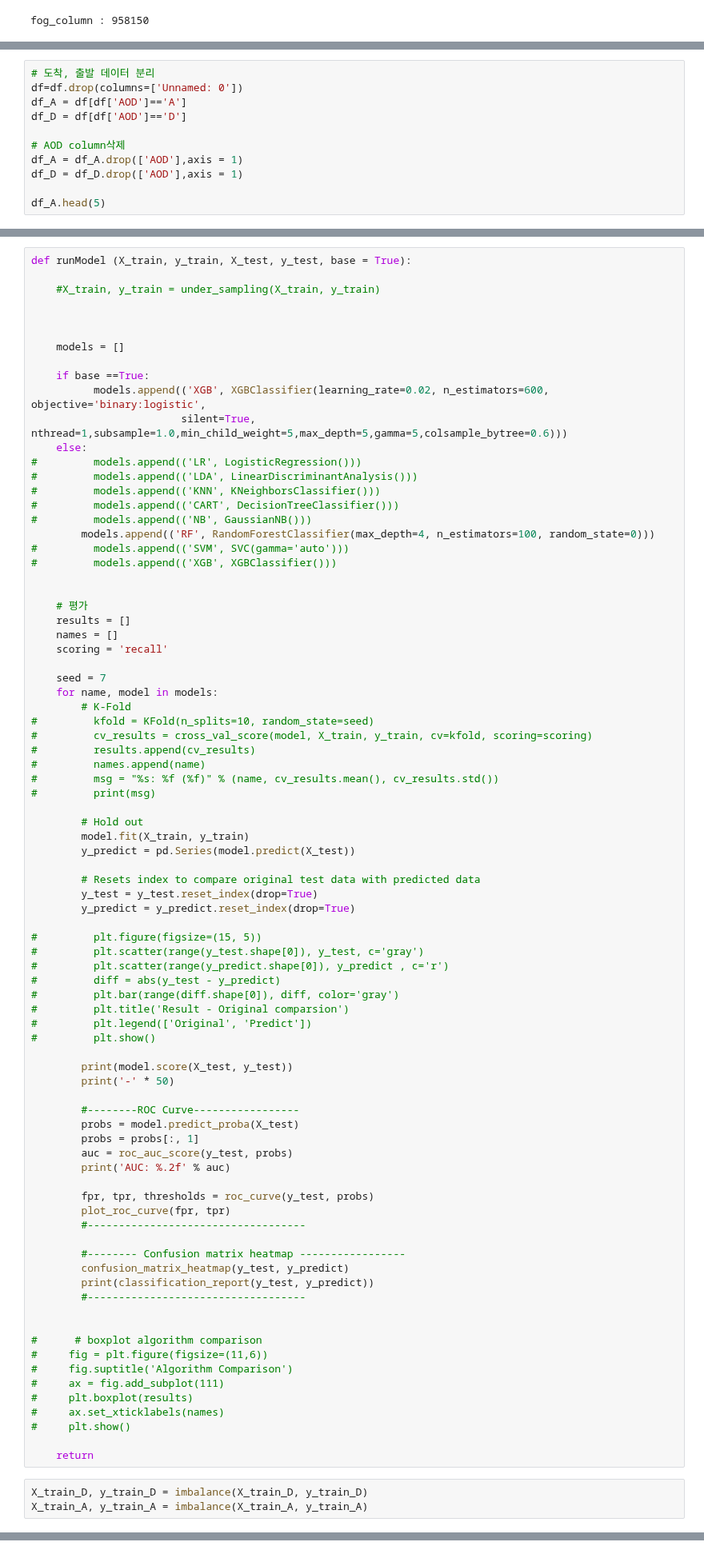
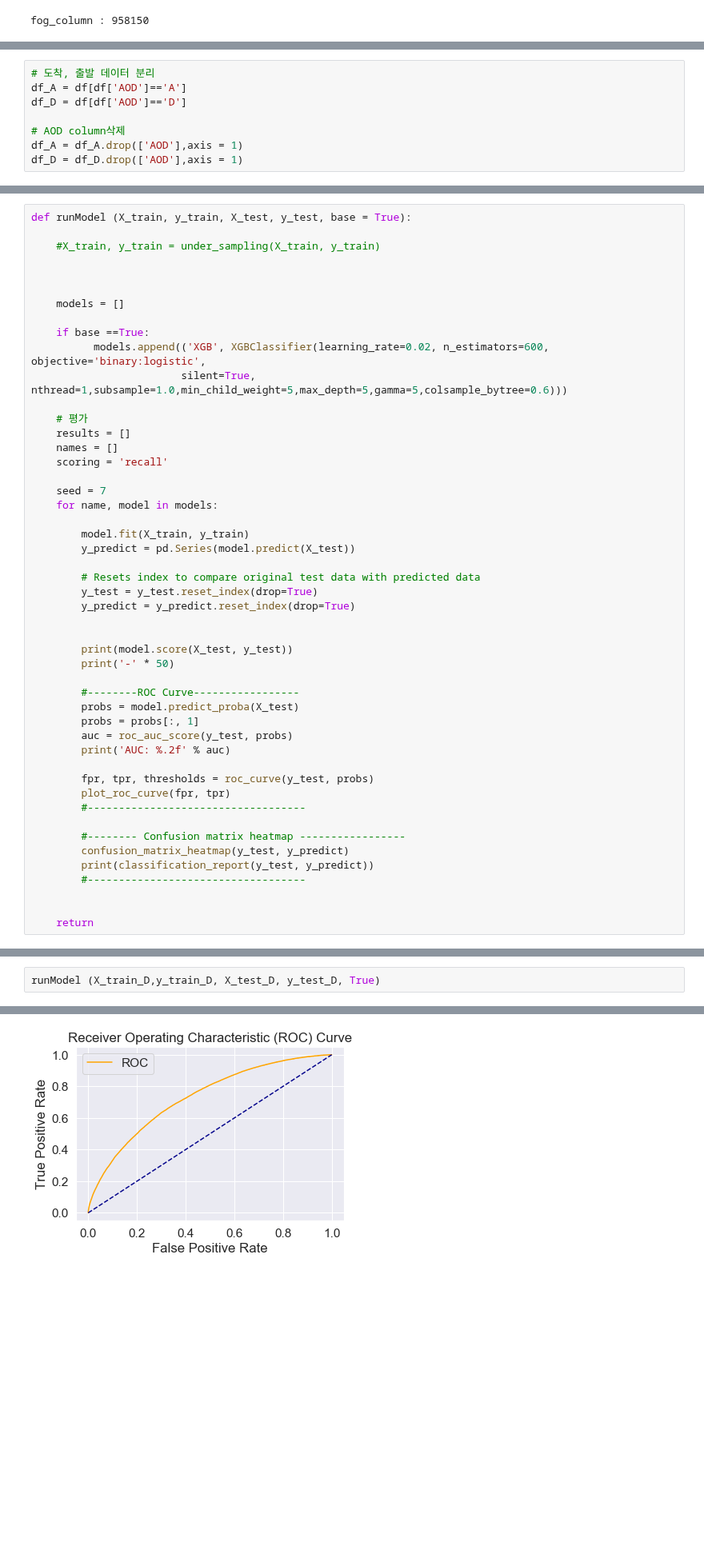
Before and after one commit to KimDoubleB/DelayPrediction, a Jupyter notebook: bb/model.ipynb, the cells around one changed output, grey strips where cells are left out. Shown at 80% size. Cells and saved outputs as stored; diff of their text form; blank space fills up the shorter version.

```diff
--- a/bb/model.ipynb
+++ b/bb/model.ipynb
@@ -390,11 +403,8 @@ memory usage: 226.1+ MB
 # %%
 # 도착, 출발 데이터 분리
-df=df.drop(columns=['Unnamed: 0'])
 df_A = df[df['AOD']=='A']
 df_D = df[df['AOD']=='D']
 
 # AOD column삭제
 df_A = df_A.drop(['AOD'],axis = 1)
 df_D = df_D.drop(['AOD'],axis = 1)
-
-df_A.head(5)
@@ -718,16 +482,6 @@ def runModel (X_train, y_train, X_test, y_test, base = True):
     if base ==True:
           models.append(('XGB', XGBClassifier(learning_rate=0.02, n_estimators=600, objective='binary:logistic',
                         silent=True, nthread=1,subsample=1.0,min_child_weight=5,max_depth=5,gamma=5,colsample_bytree=0.6)))
-    else:
-#         models.append(('LR', LogisticRegression()))
-#         models.append(('LDA', LinearDiscriminantAnalysis()))
-#         models.append(('KNN', KNeighborsClassifier()))
-#         models.append(('CART', DecisionTreeClassifier()))
-#         models.append(('NB', GaussianNB()))
-        models.append(('RF', RandomForestClassifier(max_depth=4, n_estimators=100, random_state=0)))
-#         models.append(('SVM', SVC(gamma='auto')))
-#         models.append(('XGB', XGBClassifier()))
-
 
     # 평가
     results = []
@@ -736,15 +490,7 @@ def runModel (X_train, y_train, X_test, y_test, base = True):
 
     seed = 7
     for name, model in models:
-        # K-Fold
-#         kfold = KFold(n_splits=10, random_state=seed)
-#         cv_results = cross_val_score(model, X_train, y_train, cv=kfold, scoring=scoring)
-#         results.append(cv_results)
-#         names.append(name)
-#         msg = "%s: %f (%f)" % (name, cv_results.mean(), cv_results.std())
-#         print(msg)
 
-        # Hold out
         model.fit(X_train, y_train)
         y_predict = pd.Series(model.predict(X_test))
 
@@ -752,14 +498,6 @@ def runModel (X_train, y_train, X_test, y_test, base = True):
         y_test = y_test.reset_index(drop=True)
         y_predict = y_predict.reset_index(drop=True)
 
-#         plt.figure(figsize=(15, 5))
-#         plt.scatter(range(y_test.shape[0]), y_test, c='gray')
-#         plt.scatter(range(y_predict.shape[0]), y_predict , c='r')
-#         diff = abs(y_test - y_predict)
-#         plt.bar(range(diff.shape[0]), diff, color='gray')
-#         plt.title('Result - Original comparsion')
-#         plt.legend(['Original', 'Predict'])
-#         plt.show()
 
         print(model.score(X_test, y_test))
         print('-' * 50)
@@ -780,15 +518,4 @@ def runModel (X_train, y_train, X_test, y_test, base = True):
         #-----------------------------------
 
 
-#      # boxplot algorithm comparison
-#     fig = plt.figure(figsize=(11,6))
-#     fig.suptitle('Algorithm Comparison')
-#     ax = fig.add_subplot(111)
-#     plt.boxplot(results)
-#     ax.set_xticklabels(names)
-#     plt.show()
-
     return
-# %%
-X_train_D, y_train_D = imbalance(X_train_D, y_train_D)
-X_train_A, y_train_A = imbalance(X_train_A, y_train_A)
@@ -861,0 +538,3 @@ weighted avg       0.92      0.93      0.90    143553
+# %%
+runModel (X_train_D,y_train_D, X_test_D, y_test_D, True)
+# %% [output]
@@ -861,0 +544 @@ weighted avg       0.92      0.93      0.90    143553
+[figure, added]
```
Also changed, not shown: parts of 52 cells of this notebook.
